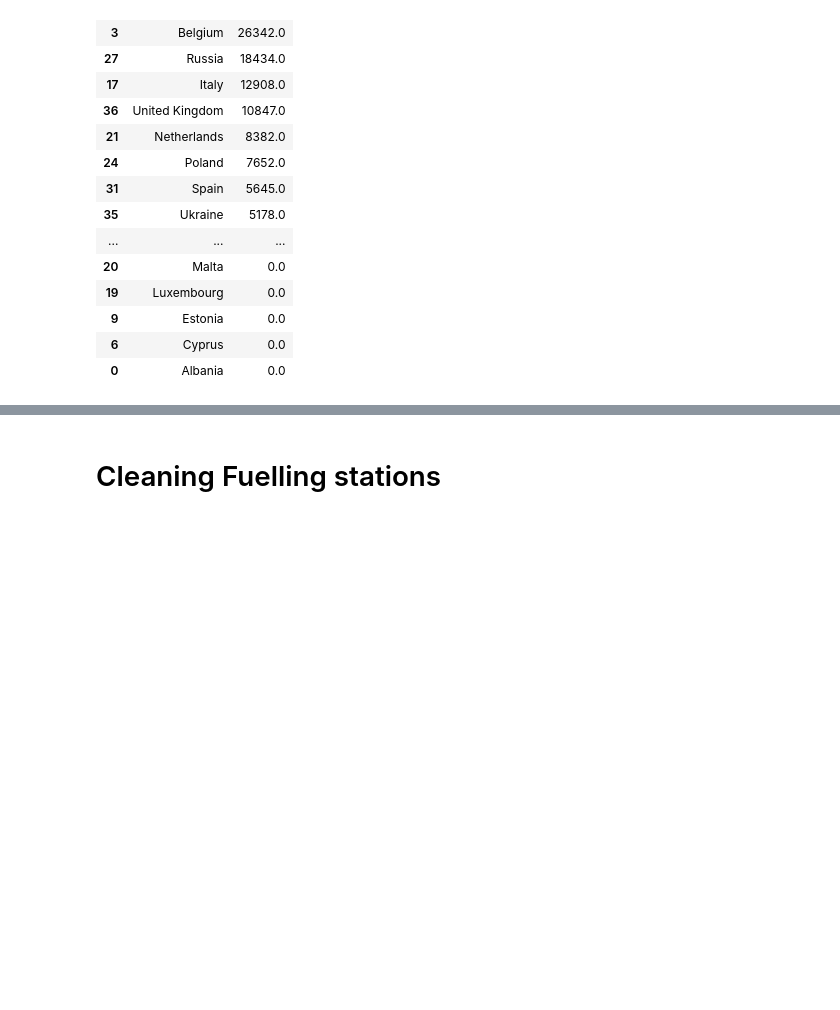
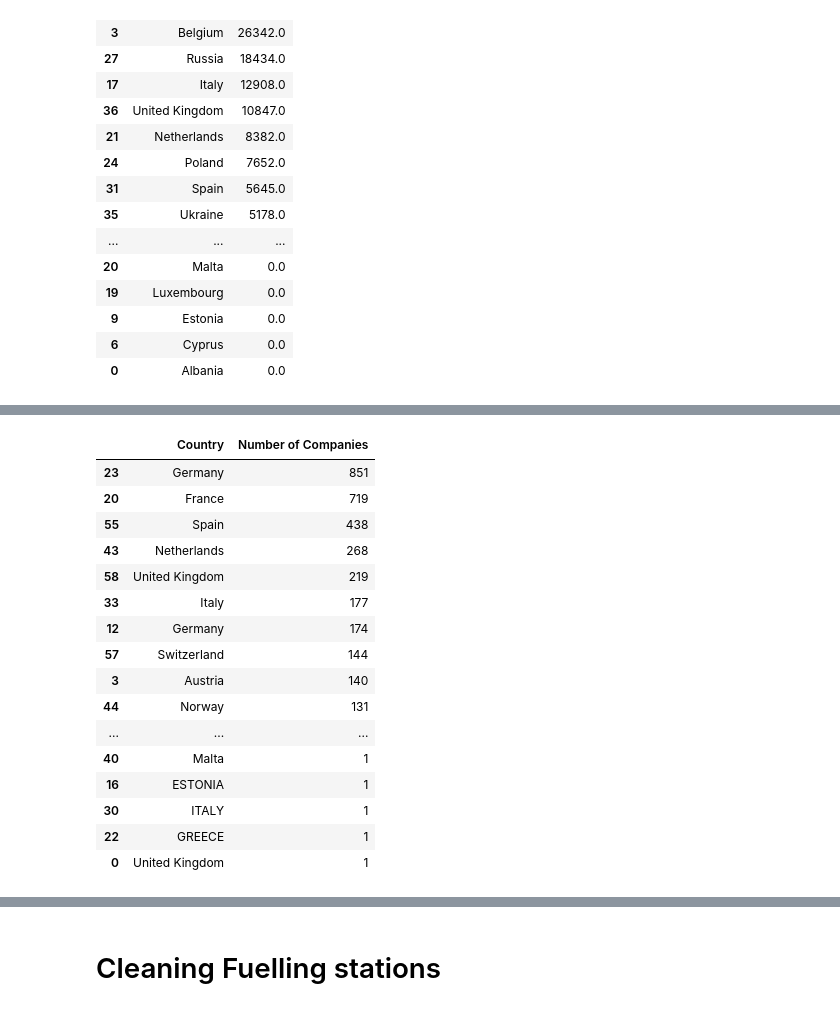
Before and after one commit to premstaller1/Masterarbeit, a Jupyter notebook: CorrelationAnalysis/data_preparation.ipynb, the cells around one changed output, grey strips where cells are left out. Drawn from its saved outputs; the diff is of its cells as text; code cells hidden in the pictures; blank space fills up the shorter version.

```diff
--- a/CorrelationAnalysis/data_preparation.ipynb
+++ b/CorrelationAnalysis/data_preparation.ipynb
@@ -295,0 +323,20 @@ company_count
+# %%
+company_count
+# %% [output]
+|  | Country | Number of Companies |
+| 23 | Germany | 851 |
+| 20 | France | 719 |
+| 55 | Spain | 438 |
+| 43 | Netherlands | 268 |
+| 58 | United Kingdom | 219 |
+| 33 | Italy | 177 |
+| 12 | Germany | 174 |
+| 57 | Switzerland | 144 |
+| 3 | Austria | 140 |
+| 44 | Norway | 131 |
+| ... | ... | ... |
+| 40 | Malta | 1 |
+| 16 | ESTONIA | 1 |
+| 30 | ITALY | 1 |
+| 22 | GREECE | 1 |
+| 0 | United Kingdom | 1 |
```
Also changed, not shown: parts of 11 cells of this notebook, 31 other files.
